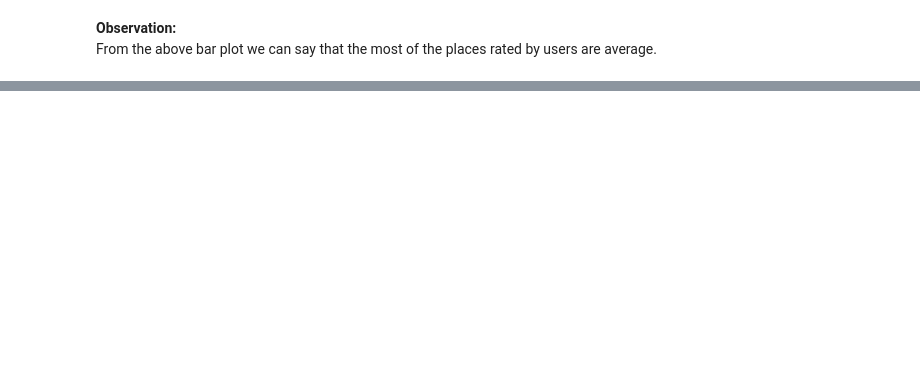
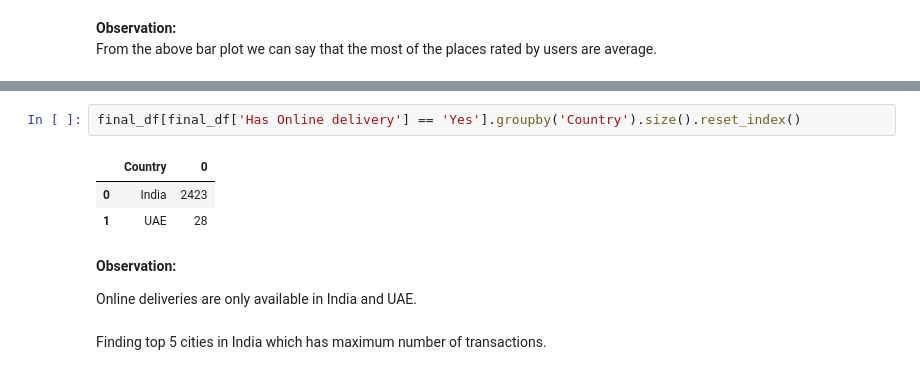
Before and after one commit to AdityaKumbhar21/Exploratory_Data_Analysis_on_Zomato_Dataset, a Jupyter notebook: EDA_Zomato.ipynb, the cells around one changed output, grey strips where cells are left out. Drawn from its saved outputs; the diff is of its cells as text; blank space fills up the shorter version.

```diff
--- a/EDA_Zomato.ipynb
+++ b/EDA_Zomato.ipynb
@@ -242,0 +309,12 @@ Hello
+# %%
+final_df[final_df['Has Online delivery'] == 'Yes'].groupby('Country').size().reset_index()
+# %% [output]
+|  | Country | 0 |
+| 0 | India | 2423 |
+| 1 | UAE | 28 |
+# %% [markdown]
+**Observation:**
+
+Online deliveries are only available in India and UAE.
+# %% [markdown]
+Finding top 5 cities in India which has maximum number of transactions.
```
Also changed, not shown: parts of 19 cells of this notebook, 5 other files.
